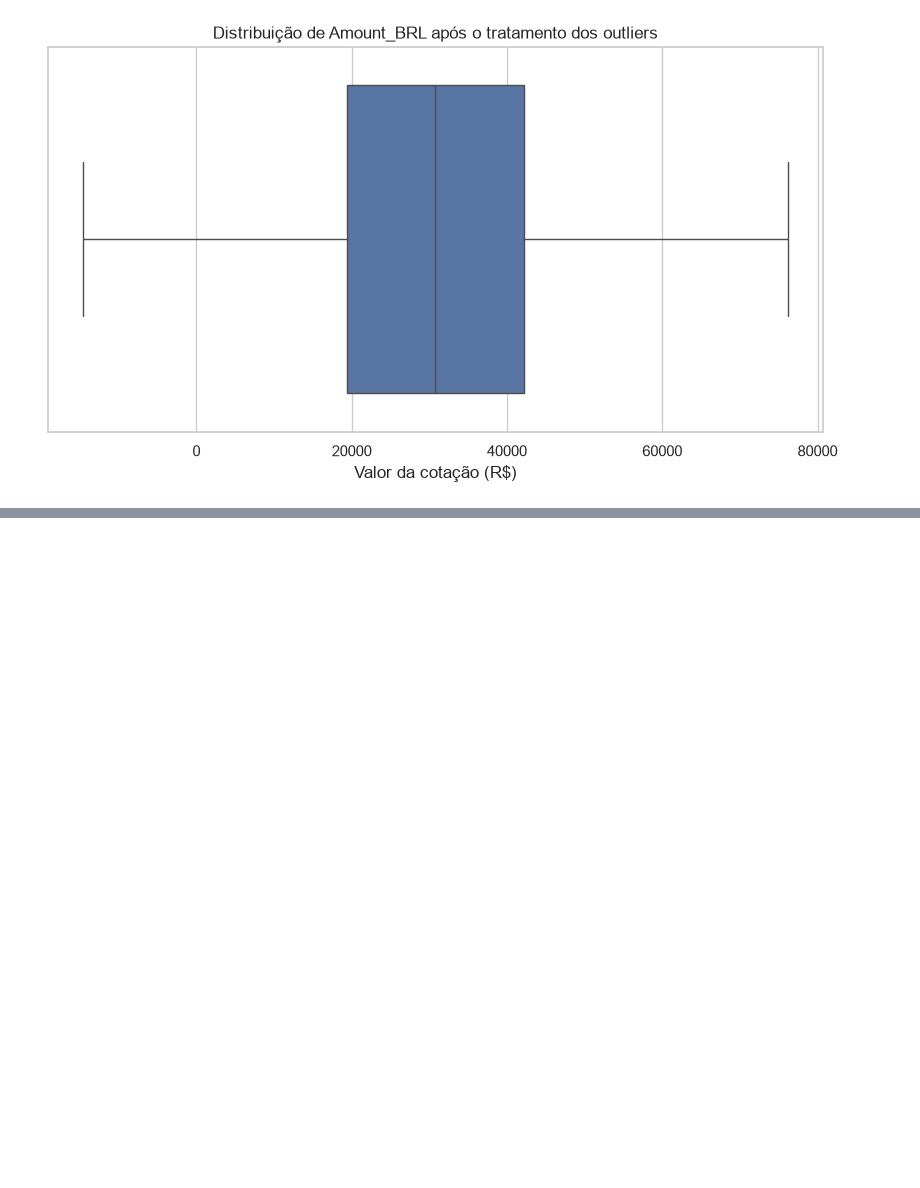
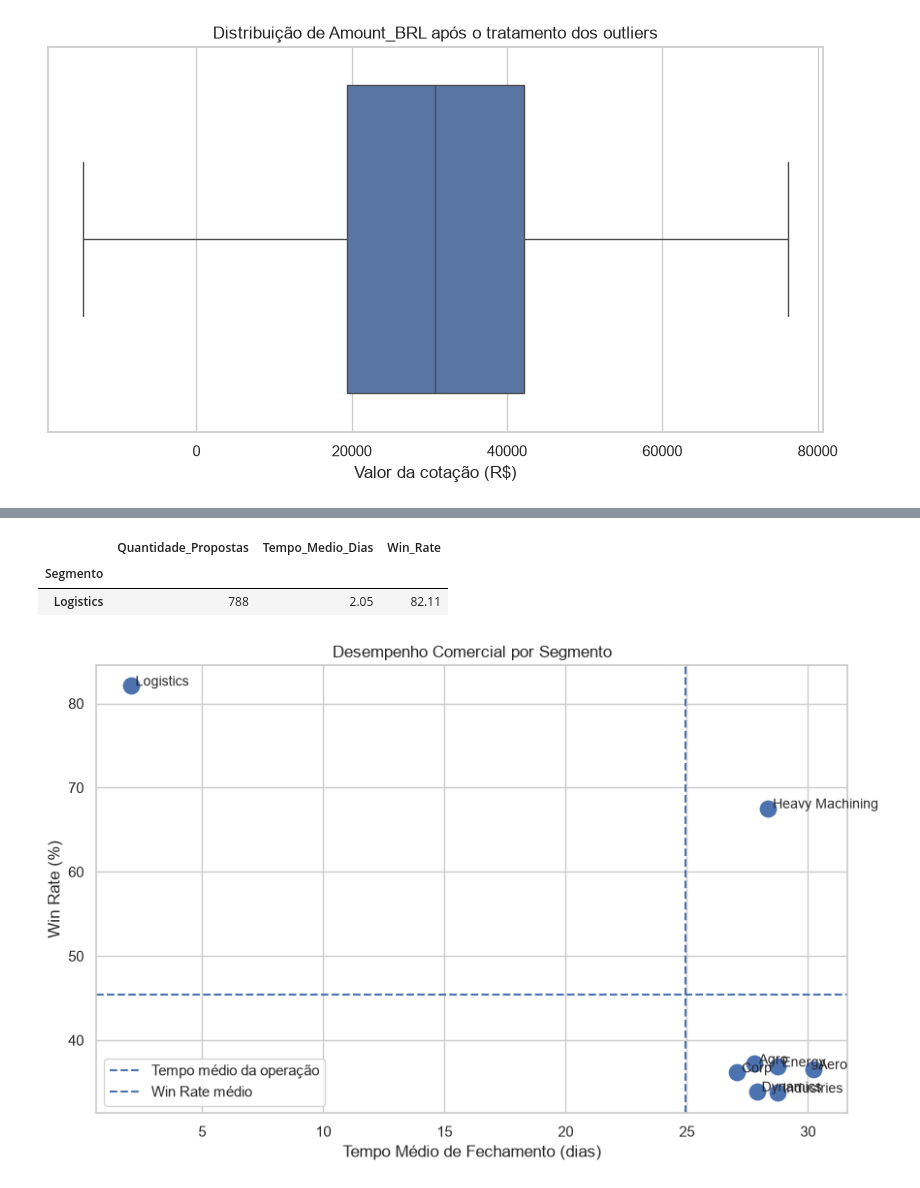
Before and after one commit to marco-rocks/hackaton-altas-copco, a Jupyter notebook: notebooks/01_analise_exploratoria.ipynb, the cells around one changed output, grey strips where cells are left out. Drawn from its saved outputs; the diff is of its cells as text; code cells hidden in the pictures; blank space fills up the shorter version.

Commit message:
tarefa: verificando tratamento dos dados e realizado EDA para identifcar segmentos e perfis de destaque

```diff
--- a/notebooks/01_analise_exploratoria.ipynb
+++ b/notebooks/01_analise_exploratoria.ipynb
@@ -531,0 +771,13 @@ plt.show()
+# %%
+analise_segmentos = (
+    historico_cotacoes
+    .groupby("Segmento")
+    .agg(
+        Quantidade_Propostas=("Quote_ID", "count"),
+        Tempo_Medio_Dias=("Days_To_Close", "mean"),
+        Win_Rate=("Stage", lambda x: (x == "Ganho").mean() * 100)
+    )
+    .round(2)
+)
+
+analise_segmentos
@@ -531,0 +795,52 @@ plt.show()
+# %%
+segmentos_destaque = analise_segmentos[
+    (analise_segmentos["Win_Rate"] > win_rate_geral) &
+    (analise_segmentos["Tempo_Medio_Dias"] < tempo_medio_geral)
+]
+
+segmentos_destaque
+# %% [output]
+|  | Quantidade_Propostas | Tempo_Medio_Dias | Win_Rate |
+| Segmento |  |  |  |
+| Logistics | 788 | 2.05 | 82.11 |
+# %%
+plt.figure(figsize=(10, 6))
+
+plt.scatter(
+    analise_segmentos["Tempo_Medio_Dias"],
+    analise_segmentos["Win_Rate"],
+    s=140
+)
+
+for segmento, linha in analise_segmentos.iterrows():
+
+    plt.text(
+        linha["Tempo_Medio_Dias"] + 0.2,
+        linha["Win_Rate"],
+        segmento,
+        fontsize=10
+    )
+
+plt.axvline(
+    tempo_medio_geral,
+    linestyle="--",
+    linewidth=1.5,
+    label="Tempo médio da operação"
+)
+
+plt.axhline(
+    win_rate_geral,
+    linestyle="--",
+    linewidth=1.5,
+    label="Win Rate médio"
+)
+
+plt.xlabel("Tempo Médio de Fechamento (dias)")
+plt.ylabel("Win Rate (%)")
+plt.title("Desempenho Comercial por Segmento")
+
+plt.legend()
+
+plt.show()
+# %% [output]
+[figure, added]
```
Also changed, not shown: parts of 57 cells of this notebook.
